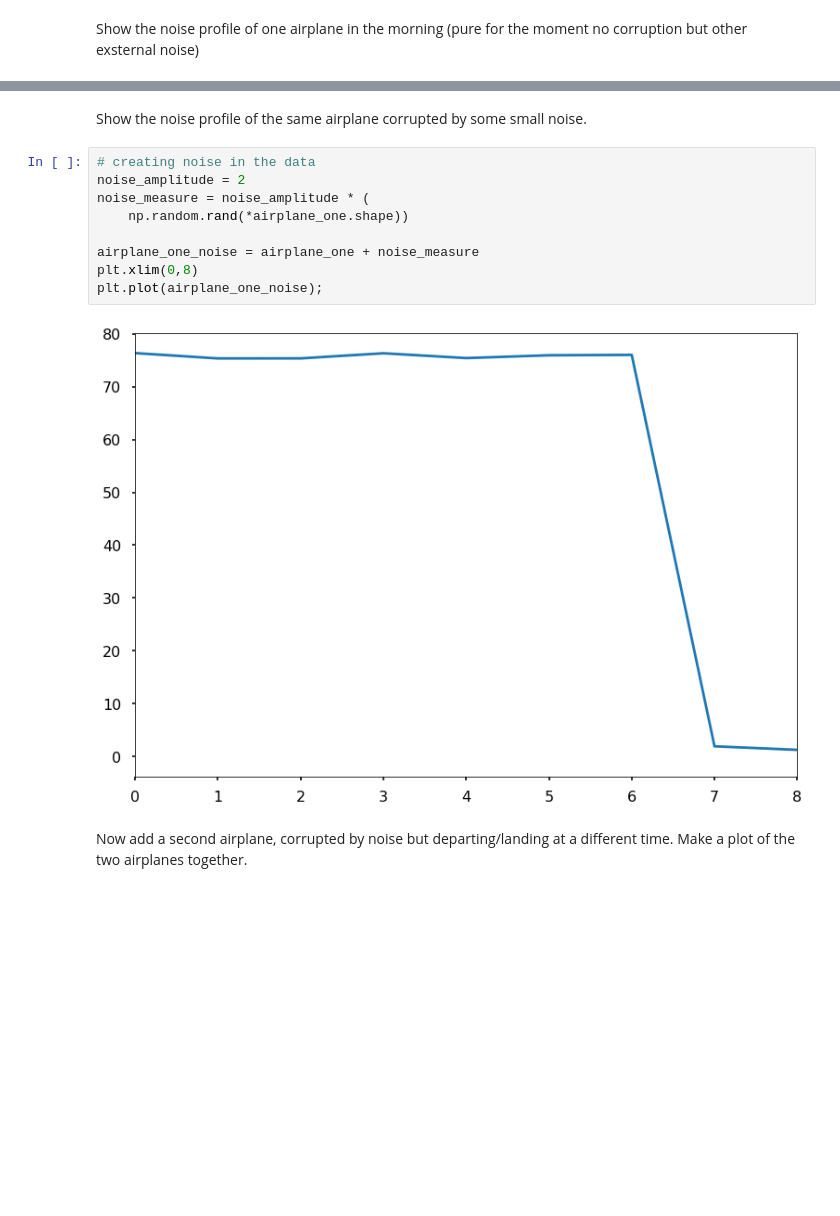
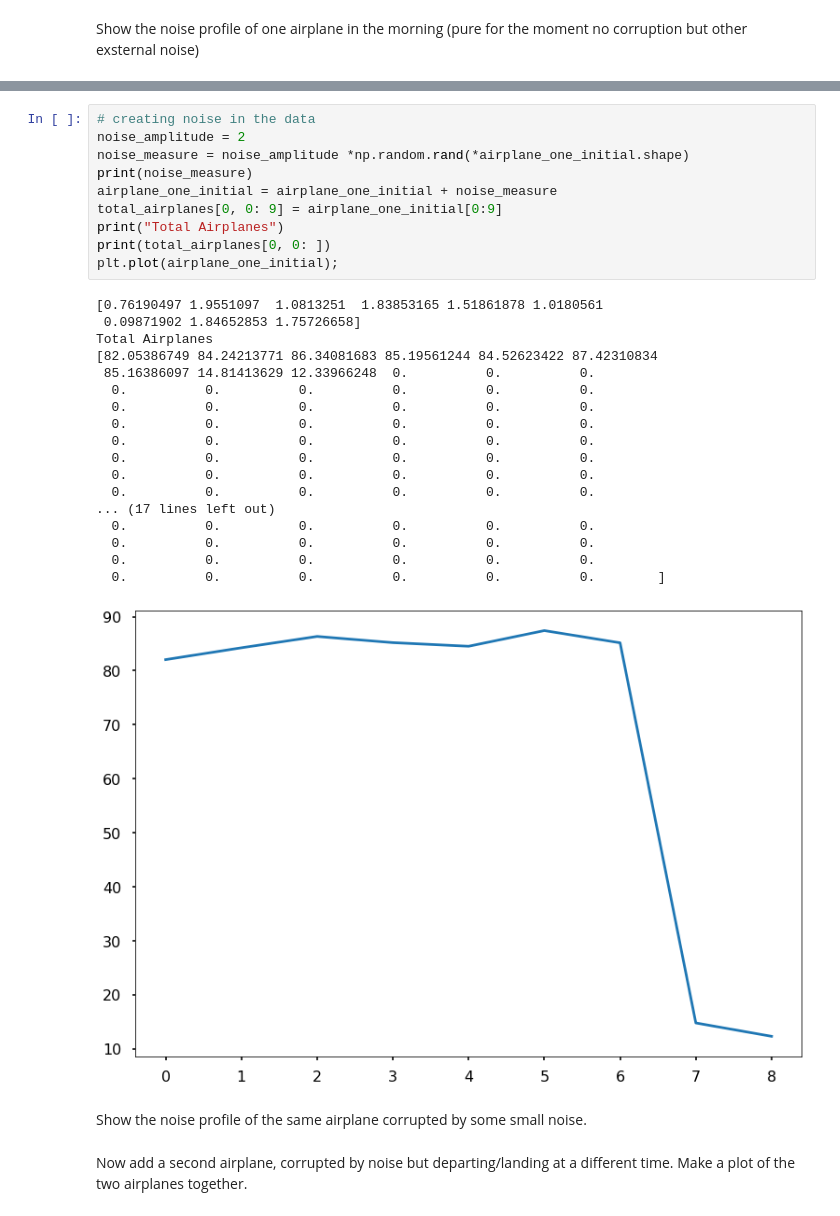
Before and after one commit to mohammedfmehboob/PythonTutorials, a Jupyter notebook: tutorial010Exercise.ipynb, the cells around one changed output, grey strips where cells are left out. Cells and saved outputs as stored; diff of their text form; blank space fills up the shorter version.

```diff
--- a/tutorial010Exercise.ipynb
+++ b/tutorial010Exercise.ipynb
@@ -76,16 +78,34 @@ plt.plot(airplane_one);
+# %%
+# creating noise in the data
+noise_amplitude = 2
+noise_measure = noise_amplitude *np.random.rand(*airplane_one_initial.shape)
+print(noise_measure)
+airplane_one_initial = airplane_one_initial + noise_measure
+total_airplanes[0, 0: 9] = airplane_one_initial[0:9]
+print("Total Airplanes")
+print(total_airplanes[0, 0: ])
+plt.plot(airplane_one_initial);
+# %% [output]
+[0.76190497 1.9551097  1.0813251  1.83853165 1.51861878 1.0180561
+ 0.09871902 1.84652853 1.75726658]
+Total Airplanes
+[82.05386749 84.24213771 86.34081683 85.19561244 84.52623422 87.42310834
+ 85.16386097 14.81413629 12.33966248  0.          0.          0.
+  0.          0.          0.          0.          0.          0.
+  0.          0.          0.          0.          0.          0.
+  0.          0.          0.          0.          0.          0.
+  0.          0.          0.          0.          0.          0.
+  0.          0.          0.          0.          0.          0.
+  0.          0.          0.          0.          0.          0.
+  0.          0.          0.          0.          0.          0.
+... (17 lines left out)
+  0.          0.          0.          0.          0.          0.
+  0.          0.          0.          0.          0.          0.
+  0.          0.          0.          0.          0.          0.
+  0.          0.          0.          0.          0.          0.        ]
+[figure, added]
 # %% [markdown]
 Show the noise profile of the same airplane corrupted by some small noise.
-# %%
-# creating noise in the data
-noise_amplitude = 2
-noise_measure = noise_amplitude * (
-    np.random.rand(*airplane_one.shape))
-
-airplane_one_noise = airplane_one + noise_measure
-plt.xlim(0,8)
-plt.plot(airplane_one_noise);
-# %% [output]
-[figure, removed]
 # %% [markdown]
 Now add a second airplane, corrupted by noise but departing/landing at a different time. Make a plot of the two airplanes together.
 # %%
```
Also changed, not shown: parts of 4 cells of this notebook.
